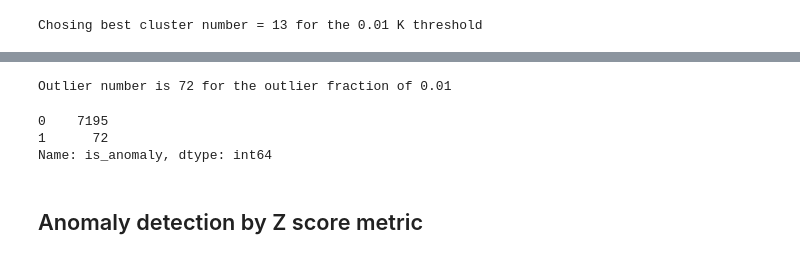
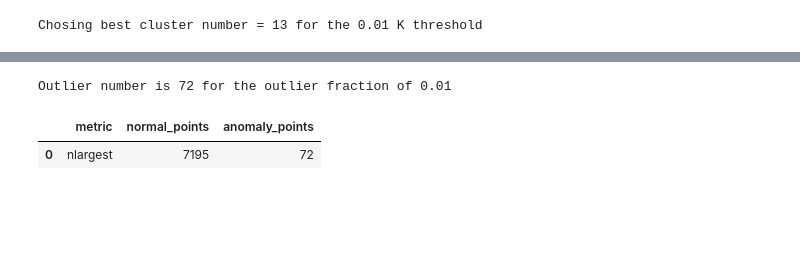
Before and after one commit to iliya1984/DevML, a Jupyter notebook: unsupervised_learning/anomly_detection/anomaly_detection_kmeans.ipynb, the cells around one changed output, grey strips where cells are left out. Drawn from its saved outputs; the diff is of its cells as text; code cells hidden in the pictures; blank space fills up the shorter version.

```diff
--- a/unsupervised_learning/anomly_detection/anomaly_detection_kmeans.ipynb
+++ b/unsupervised_learning/anomly_detection/anomaly_detection_kmeans.ipynb
@@ -410,13 +410,15 @@ anomaly_detector.visualize(anomaly_df, data_df)
 # %%
 number_of_outliers = kmeans_info.outlier_number
 print(f'Outlier number is {str(number_of_outliers)} for the outlier fraction of {kmeans_info.outliers_fraction}')
 
-anomaly_summary = anomaly_df['is_anomaly'].value_counts()
-anomaly_summary
+analysis_summary = pd.DataFrame(columns=['metric', 'normal_points', 'anomaly_points'])
+record_id = 0
+
+anomaly_counts = anomaly_df['is_anomaly'].value_counts()
+analysis_summary.loc[record_id] = [AnomalyDetectionMetrics.N_LARGEST, anomaly_counts.at[0], anomaly_counts.at[1]]
+
+analysis_summary
 # %% [output]
 Outlier number is 72 for the outlier fraction of 0.01
-0    7195
-1      72
-Name: is_anomaly, dtype: int64
+|  | metric | normal_points | anomaly_points |
+| 0 | nlargest | 7195 | 72 |
-# %% [markdown]
-## Anomaly detection by Z score metric
```
Also changed, not shown: parts of 26 cells of this notebook.
